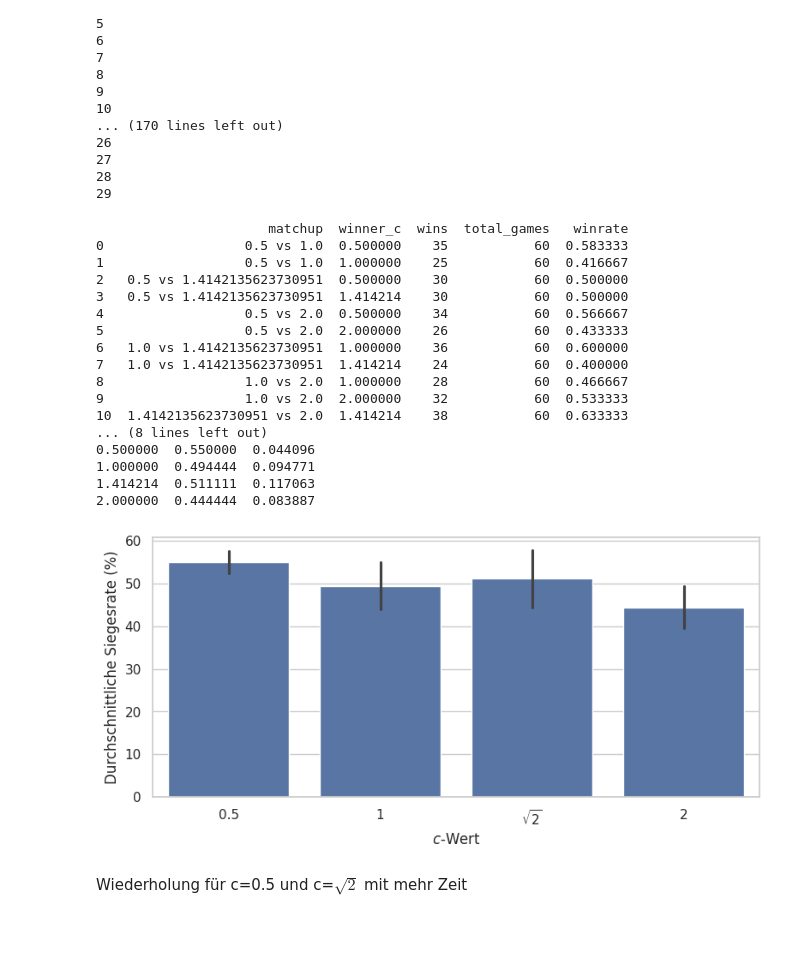
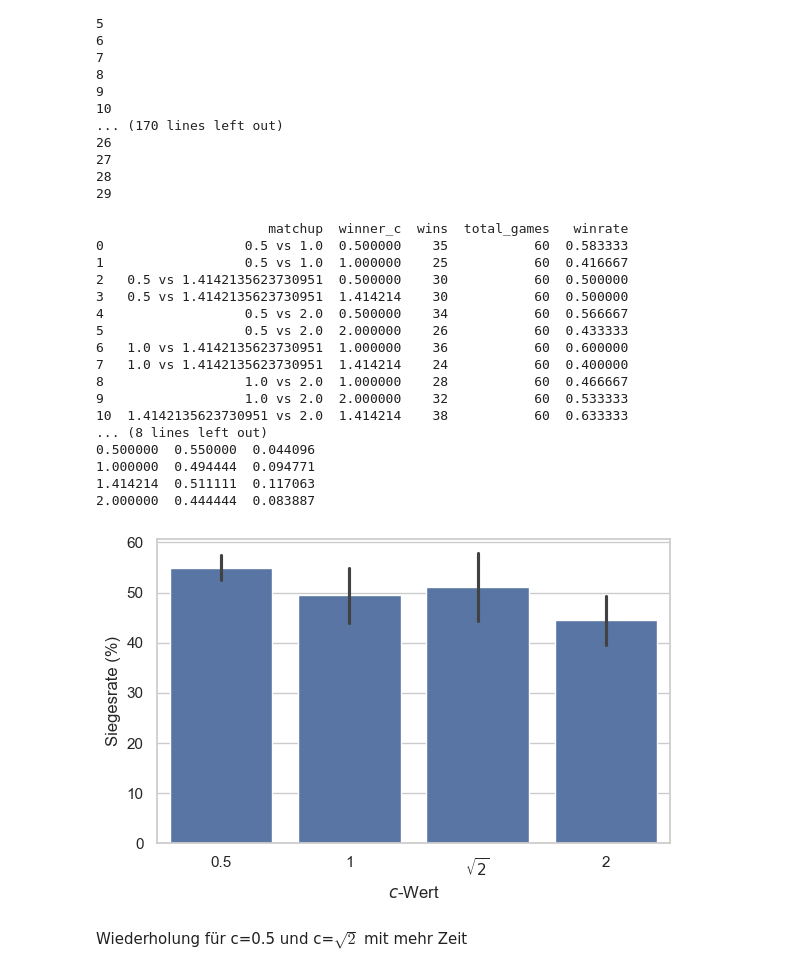
Before and after one commit to l3yd/bachelorarbeit, a Jupyter notebook: experiments.ipynb, the cells around one changed output. Cells and saved outputs as stored; diff of their text form; code cells hidden in the pictures; blank space fills up the shorter version.

```diff
--- a/experiments.ipynb
+++ b/experiments.ipynb
@@ -378,9 +378,10 @@ def get_matchup(row):
 df['matchup'] = df.apply(get_matchup, axis=1)
 
 df['winner_c'] = df.apply(
-    lambda row: row['player1_c'] if row['winner'] == 1 else row['player2_c'],
+    lambda row: row['player1_c'] if row['winner'] == 1 else (row['player2_c'] if row['winner'] == 2 else -1),
     axis=1
 )
+
 
 matchup_wins = df.groupby(['matchup', 'winner_c']).size().reset_index(name='wins')
 
@@ -410,41 +411,41 @@ print(stats)
 
 matchup_stats['winrate'] = matchup_stats['winrate'] * 100
 
-sns.set(style="whitegrid")
-plt.figure(figsize=(8,4))
+sns.set_theme(style="whitegrid")
+plt.figure(figsize=(6,4))
 barplot = sns.barplot(
     data=matchup_stats,
     x='winner_c',
     y='winrate',
     estimator='mean',
     errorbar=('se')
 )
 
 barplot.set_xlabel(r"$c$-Wert")
-barplot.set_ylabel("Durchschnittliche Siegesrate (%)")
+barplot.set_ylabel("Siegesrate (%)")
 
 plt.xticks(ticks=range(4), labels=[0.5,1,r'$\sqrt{2}$',2])
 plt.tight_layout()
 plt.show()
 # %% [output]
                       matchup  winner_c  wins  total_games   winrate
 0                  0.5 vs 1.0  0.500000    35           60  0.583333
 1                  0.5 vs 1.0  1.000000    25           60  0.416667
 2   0.5 vs 1.4142135623730951  0.500000    30           60  0.500000
 3   0.5 vs 1.4142135623730951  1.414214    30           60  0.500000
 4                  0.5 vs 2.0  0.500000    34           60  0.566667
 5                  0.5 vs 2.0  2.000000    26           60  0.433333
 6   1.0 vs 1.4142135623730951  1.000000    36           60  0.600000
 7   1.0 vs 1.4142135623730951  1.414214    24           60  0.400000
 8                  1.0 vs 2.0  1.000000    28           60  0.466667
 9                  1.0 vs 2.0  2.000000    32           60  0.533333
 10  1.4142135623730951 vs 2.0  1.414214    38           60  0.633333
 ... (8 lines left out)
 0.500000  0.550000  0.044096
 1.000000  0.494444  0.094771
 1.414214  0.511111  0.117063
 2.000000  0.444444  0.083887
-[figure, old version]
+[figure, new version]
 # %% [markdown]
 Wiederholung für c=0.5 und c=$\sqrt2$ mit mehr Zeit
 # %%
```
Also changed, not shown: parts of 11 cells of this notebook, 11 other files.
